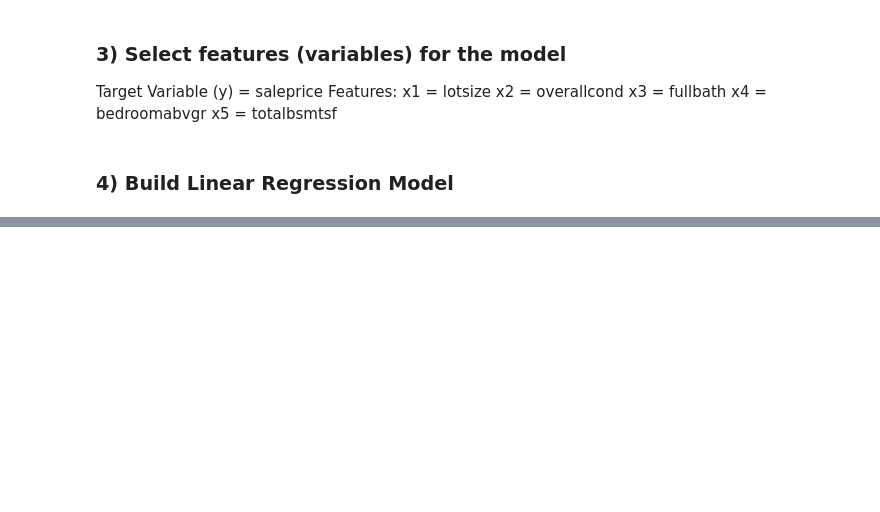
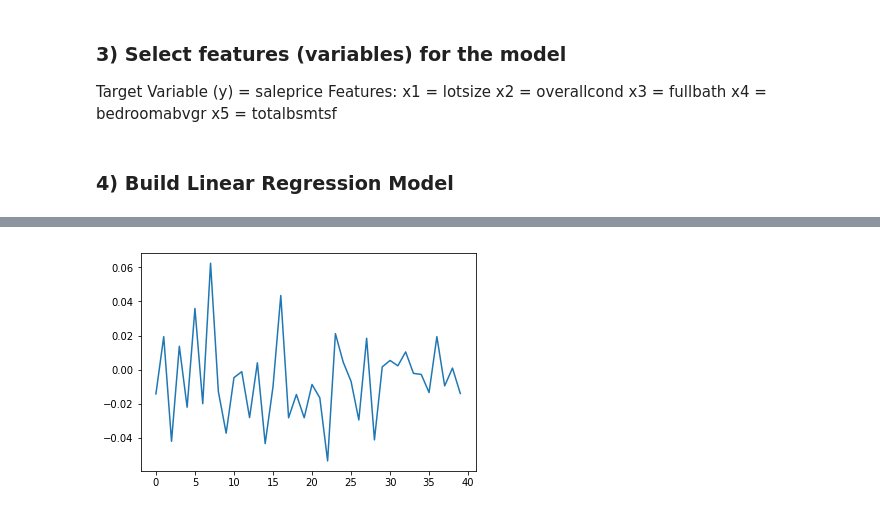
Before and after one commit to TheONEShafiq/Thinkful_Exercises, a Jupyter notebook: Homeprice_reg_model.ipynb, the cells around one changed output, grey strips where cells are left out. Cells and saved outputs as stored; diff of their text form; code cells hidden in the pictures; blank space fills up the shorter version.

```diff
--- a/Homeprice_reg_model.ipynb
+++ b/Homeprice_reg_model.ipynb
@@ -214,0 +309,10 @@ strong multicollinearity or other numerical problems.
+# %%
+#Check for Multicolliniarity
+from statsmodels.tsa.stattools import acf
+
+acf_data = acf(errors)
+
+plt.plot(acf_data[1:])
+plt.show()
+# %% [output]
+[figure, added]
```
Also changed, not shown: parts of 10 cells of this notebook, 1 other file.
